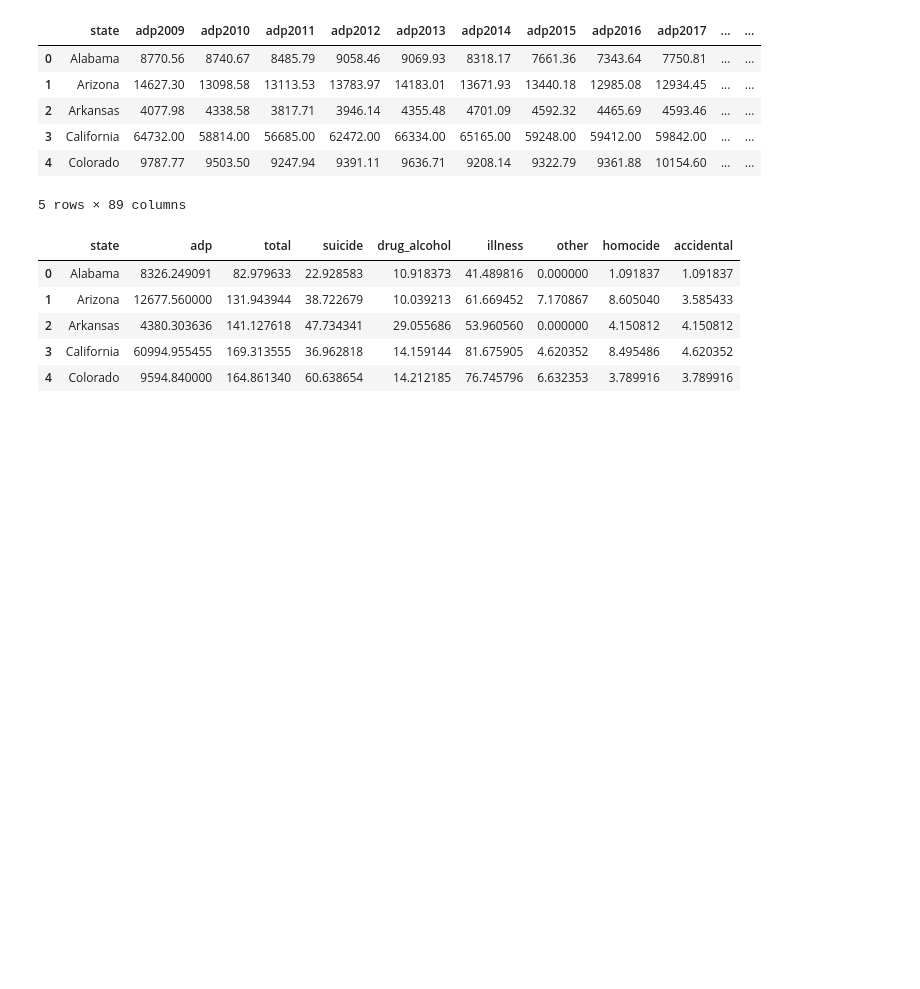
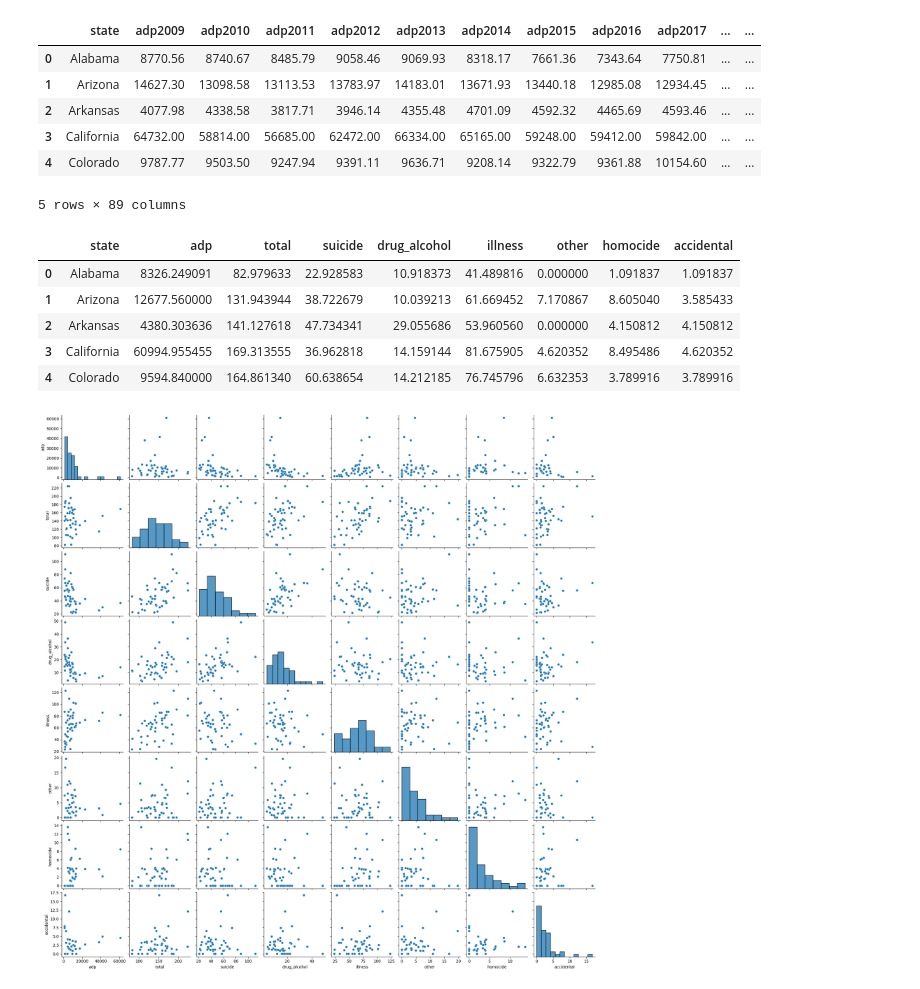
Before and after one commit to SeunGansallo/EDA-repo, a Jupyter notebook: eda.ipynb, the cells around one changed output. Cells and saved outputs as stored; diff of their text form; code cells hidden in the pictures; blank space fills up the shorter version.

Commit message:
plots 2

```diff
--- a/eda.ipynb
+++ b/eda.ipynb
@@ -32,14 +32,14 @@ date_range= range(2009, 2020)
 causes={'d':'total', 'su':'suicide', 'da':'drug_alcohol', 'il':'illness', 'o':'other', 'ho':'homocide', 'ac':'accidental'}
 avg_daily_pop='adp'
 # %%
-#columns with causes of death
-cause_col=[cause + str(year) for cause in list(causes.keys()) for year in date_range]
+# Columns with causes of death
+cause_col = [f"{cause}{year}" for cause in causes for year in date_range]
 
-#column for daily average inmate population
-adp_col=[avg_daily_pop +str(year) for year in date_range]
+# Column for daily average inmate population
+adp_col = [f"{avg_daily_pop}{year}" for year in date_range]
 
-#Keeping useful columns
-data= data[['state'] + adp_col + cause_col]
+# Keeping useful columns
+data = data[['state'] + adp_col + cause_col]
 
 data.head()
 # %% [output]
@@ -94,3 +94,9 @@ mean_state.head()
 | 2 | Arkansas | 4380.303636 | 141.127618 | 47.734341 | 29.055686 | 53.960560 | 0.000000 | 4.150812 | 4.150812 |
 | 3 | California | 60994.955455 | 169.313555 | 36.962818 | 14.159144 | 81.675905 | 4.620352 | 8.495486 | 4.620352 |
 | 4 | Colorado | 9594.840000 | 164.861340 | 60.638654 | 14.212185 | 76.745796 | 6.632353 | 3.789916 | 3.789916 |
+# %%
+#Pairplot
+sns.pairplot(data=mean_state)
+plt.show()
+# %% [output]
+[figure, added]
```
Also changed, not shown: parts of 1 cell of this notebook.
